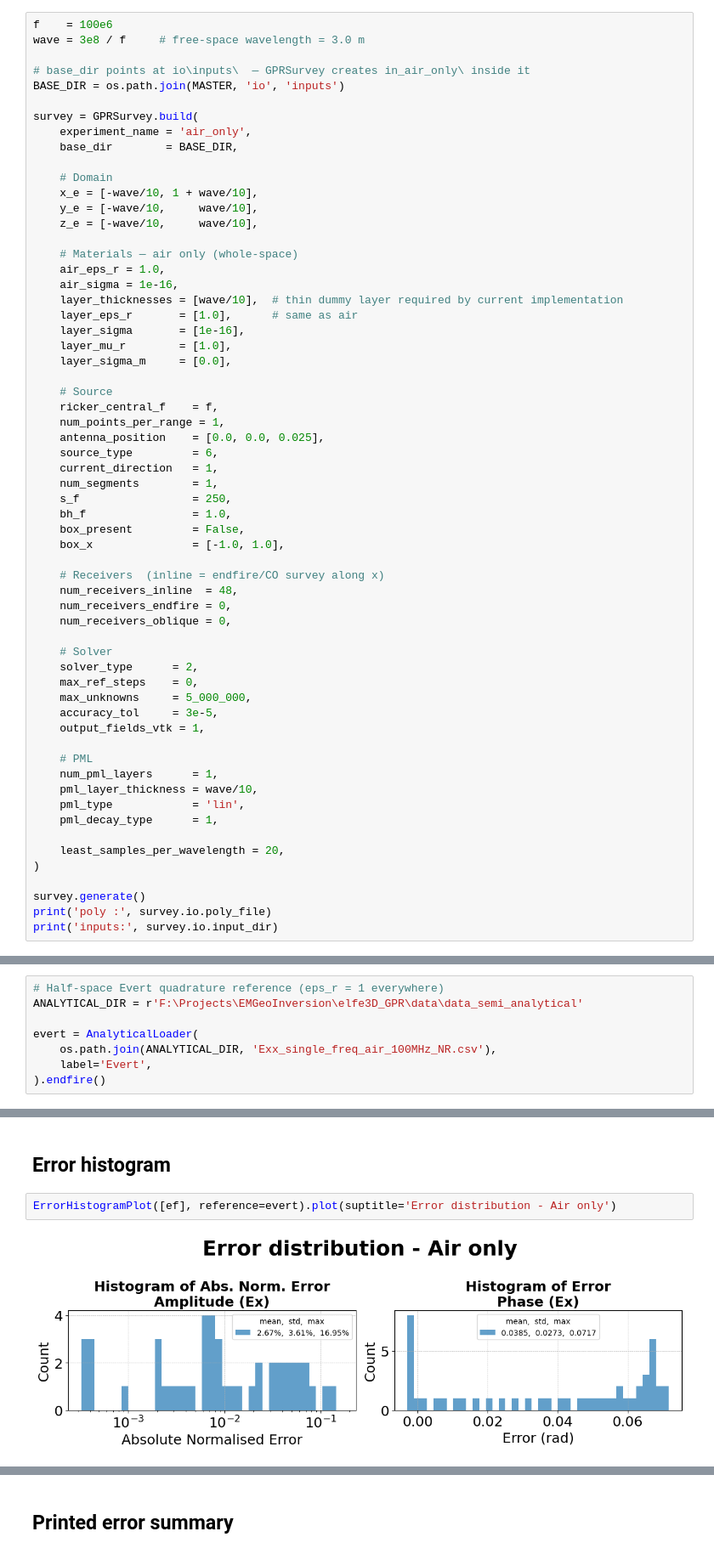
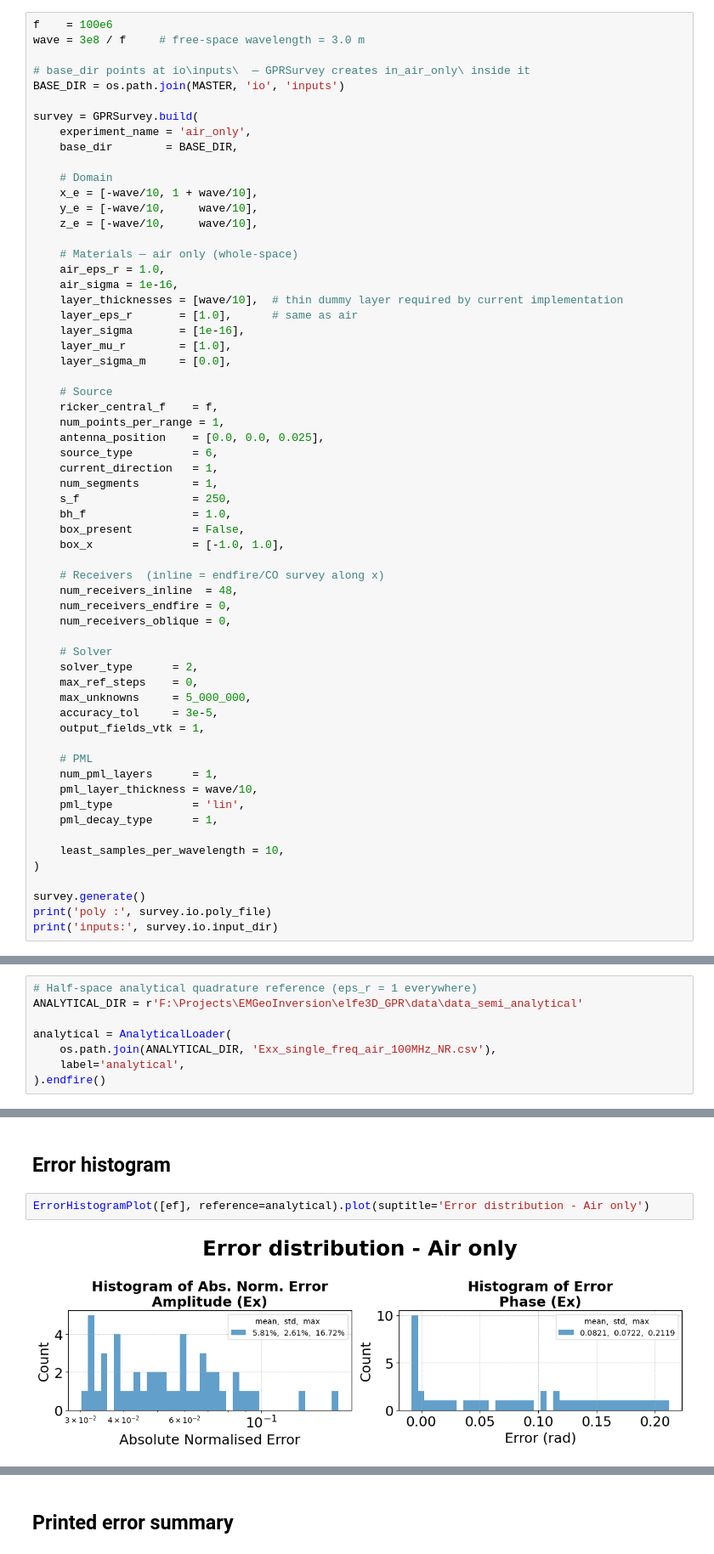
Before and after one commit to emsig/elfe3D_GPR, a Jupyter notebook: examples/01_wholespace_air/air.ipynb, the cells around one changed output, grey strips where cells are left out. Shown at 85% size. Cells and saved outputs as stored; diff of their text form.

```diff
--- a/examples/01_wholespace_air/air.ipynb
+++ b/examples/01_wholespace_air/air.ipynb
@@ -107,7 +98,7 @@ survey = GPRSurvey.build(
     pml_type            = 'lin',
     pml_decay_type      = 1,
 
-    least_samples_per_wavelength = 20,
+    least_samples_per_wavelength = 10,
 )
 
 survey.generate()
@@ -193,12 +184,12 @@ r : 0.100 - 1.000 m   (48 receivers)
 ---
 ## 5 — Analytical reference
 # %%
-# Half-space Evert quadrature reference (eps_r = 1 everywhere)
+# Half-space analytical quadrature reference (eps_r = 1 everywhere)
 ANALYTICAL_DIR = r'F:\Projects\EMGeoInversion\elfe3D_GPR\data\data_semi_analytical'
 
-evert = AnalyticalLoader(
+analytical = AnalyticalLoader(
     os.path.join(ANALYTICAL_DIR, 'Exx_single_freq_air_100MHz_NR.csv'),
-    label='Evert',
+    label='analytical',
 ).endfire()
 # %% [markdown]
 ---
@@ -225,6 +216,6 @@ ReceiverLineCombined(ef, evert).plot(suptitle='Fields and errors - Air only')
 # %% [markdown]
 ## Error histogram
 # %%
-ErrorHistogramPlot([ef], reference=evert).plot(suptitle='Error distribution - Air only')
+ErrorHistogramPlot([ef], reference=analytical).plot(suptitle='Error distribution - Air only')
 # %% [output]
-[figure, old version]
+[figure, new version]
```
Also changed, not shown: parts of 10 cells of this notebook, 33 other files.
